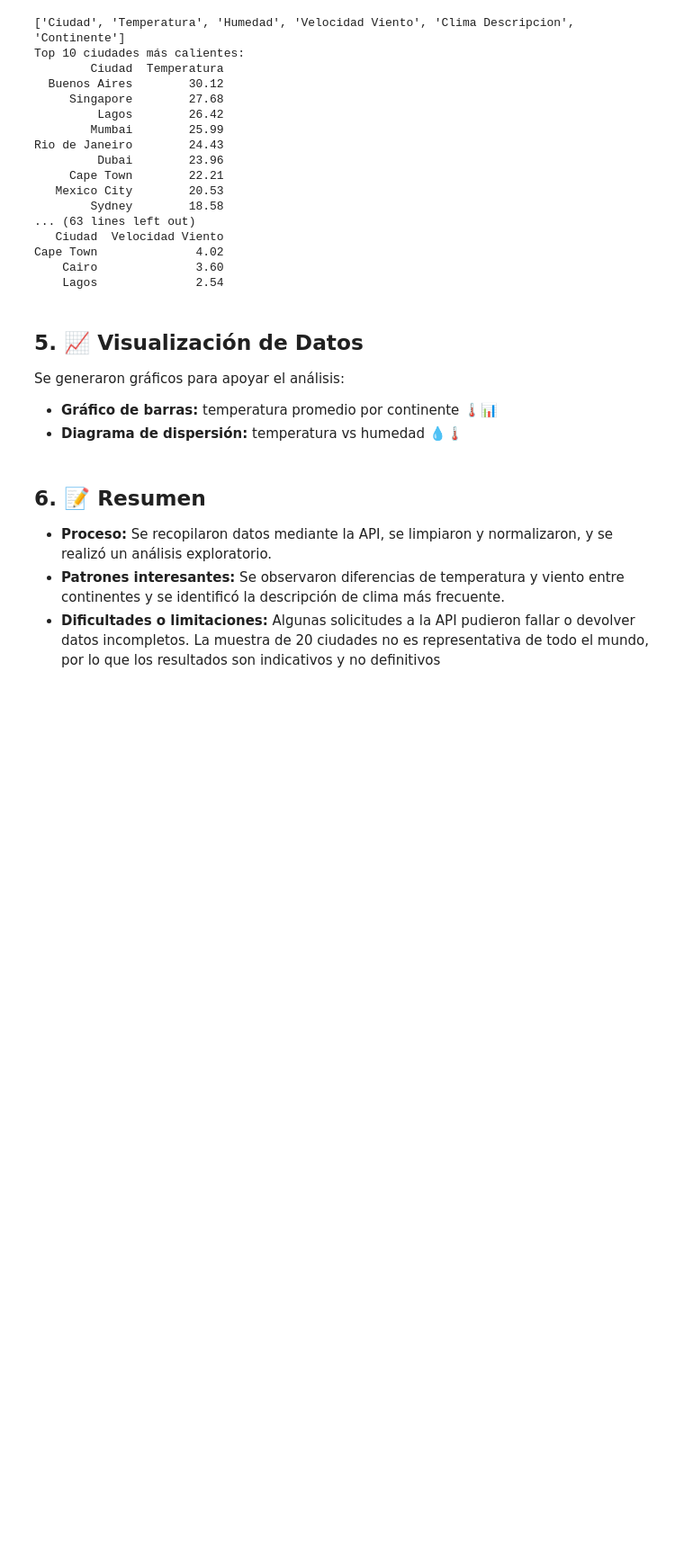
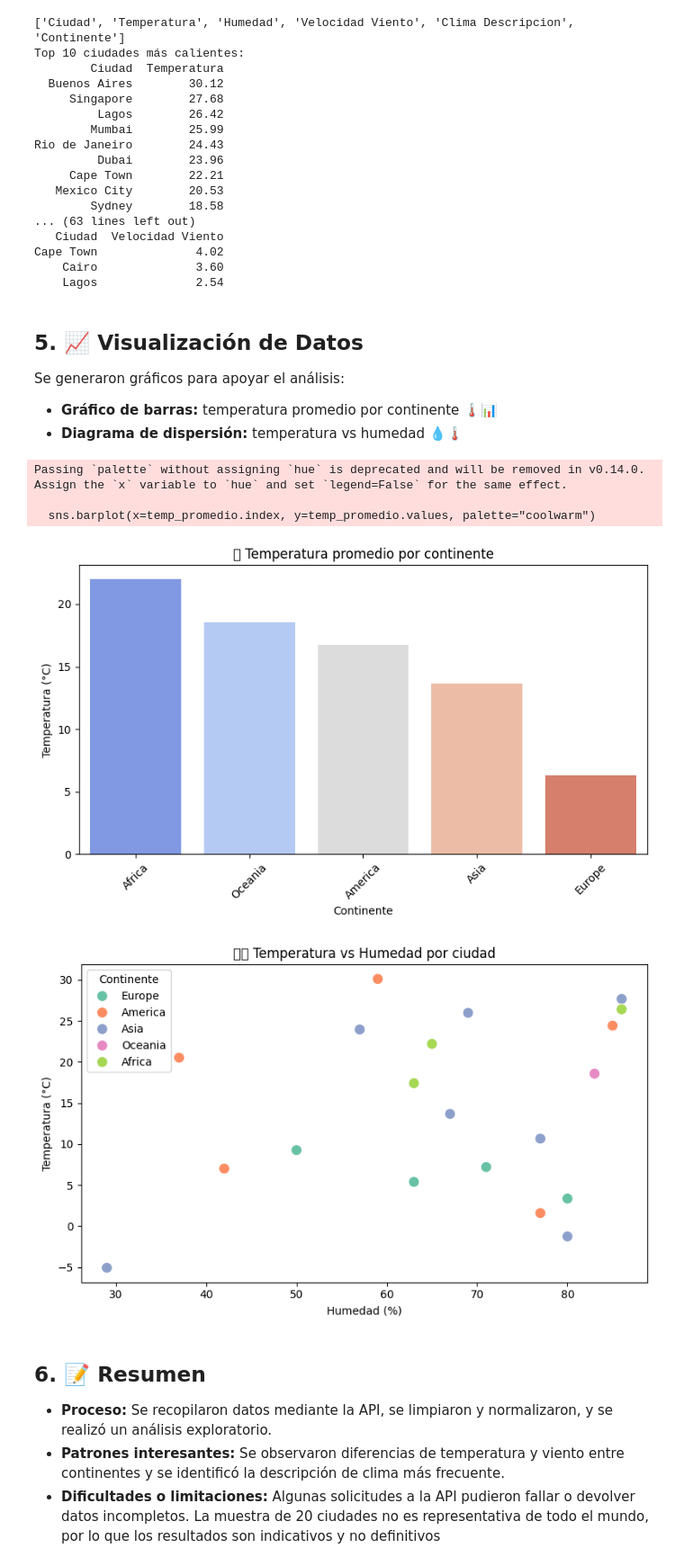
Before and after one commit to EnriqueJimenezMartinez/Weather-Data-Analysis, a Jupyter notebook: weather.ipynb, the cells around one changed output. Shown at 90% size. Saved outputs shown, nothing was run; the diff lists cells and outputs as text; code cells hidden in the pictures; blank space fills up the shorter version.

```diff
--- a/weather.ipynb
+++ b/weather.ipynb
@@ -244,6 +244,32 @@ Se generaron gráficos para apoyar el análisis:
 
 - **Gráfico de barras:** temperatura promedio por continente 🌡📊
 - **Diagrama de dispersión:** temperatura vs humedad 💧🌡
+# %%
+import seaborn as sns
+temp_promedio = df.groupby("Continente")["Temperatura"].mean().sort_values(ascending=False)
+plt.figure(figsize=(8,5))
+sns.barplot(x=temp_promedio.index, y=temp_promedio.values, palette="coolwarm")
+plt.title("🌡 Temperatura promedio por continente")
+plt.ylabel("Temperatura (°C)")
+plt.xlabel("Continente")
+plt.xticks(rotation=45)
+plt.tight_layout()
+plt.show()
+
+plt.figure(figsize=(8,5))
+sns.scatterplot(data=df, x="Humedad", y="Temperatura", hue="Continente", palette="Set2", s=100)
+plt.title("💧🌡 Temperatura vs Humedad por ciudad")
+plt.xlabel("Humedad (%)")
+plt.ylabel("Temperatura (°C)")
+plt.legend(title="Continente")
+plt.tight_layout()
+plt.show()
+# %% [output]
+Passing `palette` without assigning `hue` is deprecated and will be removed in v0.14.0. Assign the `x` variable to `hue` and set `legend=False` for the same effect.
+
+  sns.barplot(x=temp_promedio.index, y=temp_promedio.values, palette="coolwarm")
+[figure, added]
+[figure, added]
 # %% [markdown]
 ## 6. 📝 Resumen
 - **Proceso:** Se recopilaron datos mediante la API, se limpiaron y normalizaron, y se realizó un análisis exploratorio.
```
